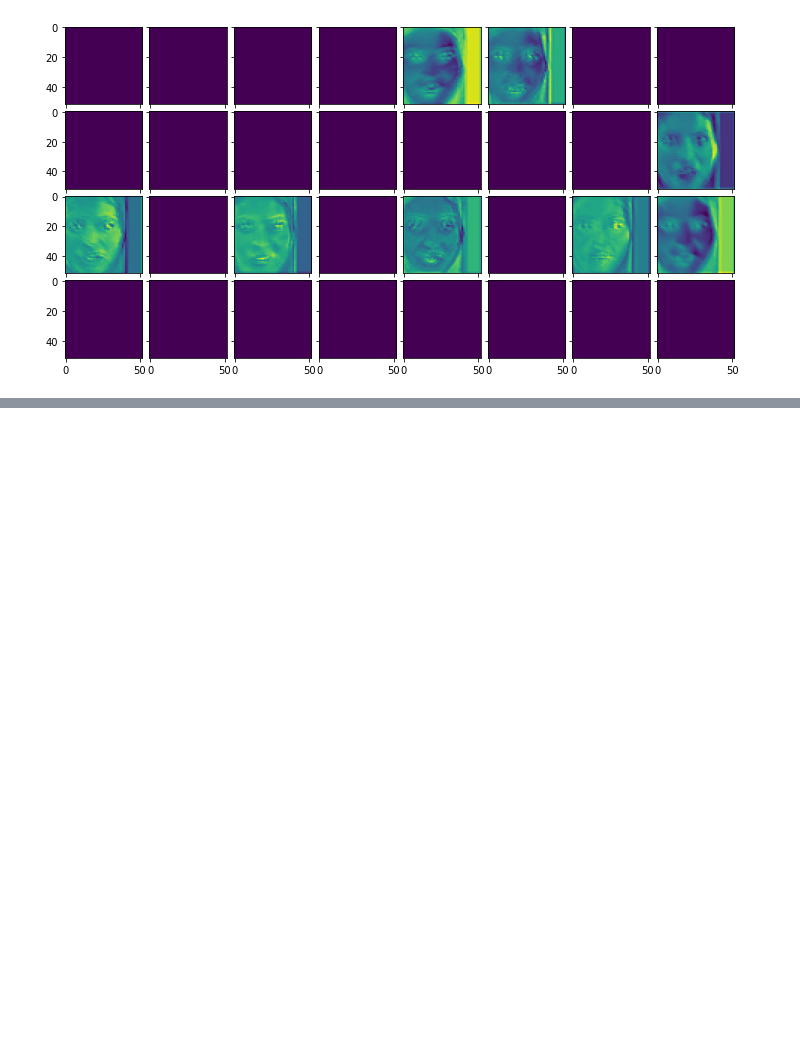
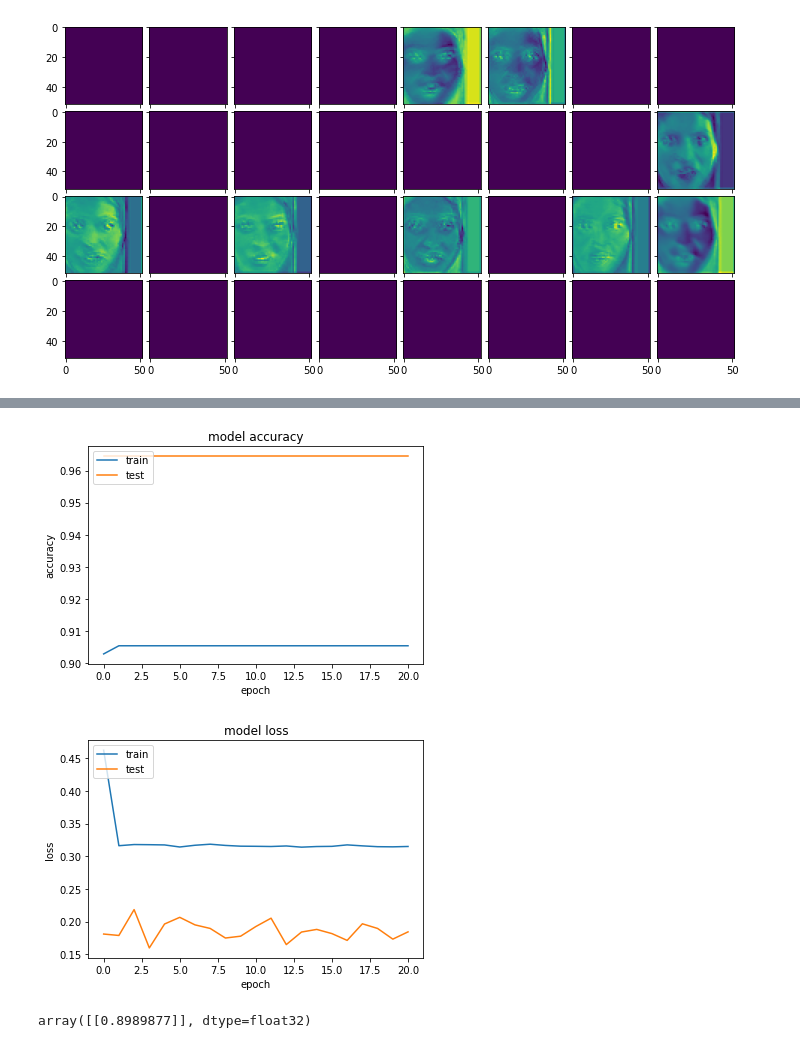
Before and after one commit to sowmen/Deepfake-Challenge-Kaggle, a Jupyter notebook: Logistic_Network_Baseline.ipynb, the cells around one changed output, grey strips where cells are left out. Saved outputs shown, nothing was run; the diff lists cells and outputs as text; code cells hidden in the pictures; blank space fills up the shorter version.

```diff
--- a/Logistic_Network_Baseline.ipynb
+++ b/Logistic_Network_Baseline.ipynb
@@ -1175,0 +1220,12 @@ conv2d_5
+# %%
+model.compile(optimizer=Adam(lr=0.001),
+              loss='binary_crossentropy',
+              metrics=['accuracy'])
+
+early = EarlyStopping(monitor='val_accuracy', min_delta=0, patience=20, verbose=1, mode='auto')
+
+hist_vgg = model.fit(x_np, y_np,
+                  batch_size=32,
+                  epochs=100,
+                  validation_split = 0.2,
+                  callbacks=[early])
@@ -1175,0 +1250,25 @@ conv2d_5
+# %%
+# summarize history for accuracy
+plt.plot(hist_vgg.history['accuracy'])
+plt.plot(hist_vgg.history['val_accuracy'])
+plt.title('model accuracy')
+plt.ylabel('accuracy')
+plt.xlabel('epoch')
+plt.legend(['train', 'test'], loc='upper left')
+plt.show()
+# summarize history for loss
+plt.plot(hist_vgg.history['loss'])
+plt.plot(hist_vgg.history['val_loss'])
+plt.title('model loss')
+plt.ylabel('loss')
+plt.xlabel('epoch')
+plt.legend(['train', 'test'], loc='upper left')
+plt.show()
+# %% [output]
+[figure, added]
+[figure, added]
+# %%
+res = model.predict(img)
+res
+# %% [output]
+array([[0.8989877]], dtype=float32)
```
Also changed, not shown: parts of 9 cells of this notebook.
